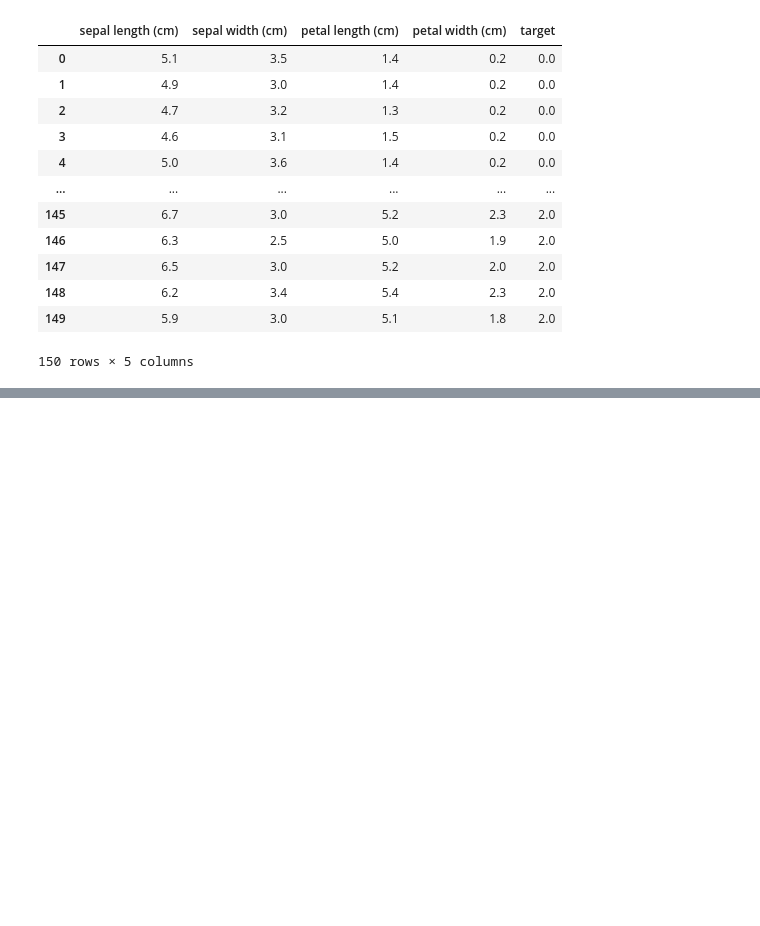
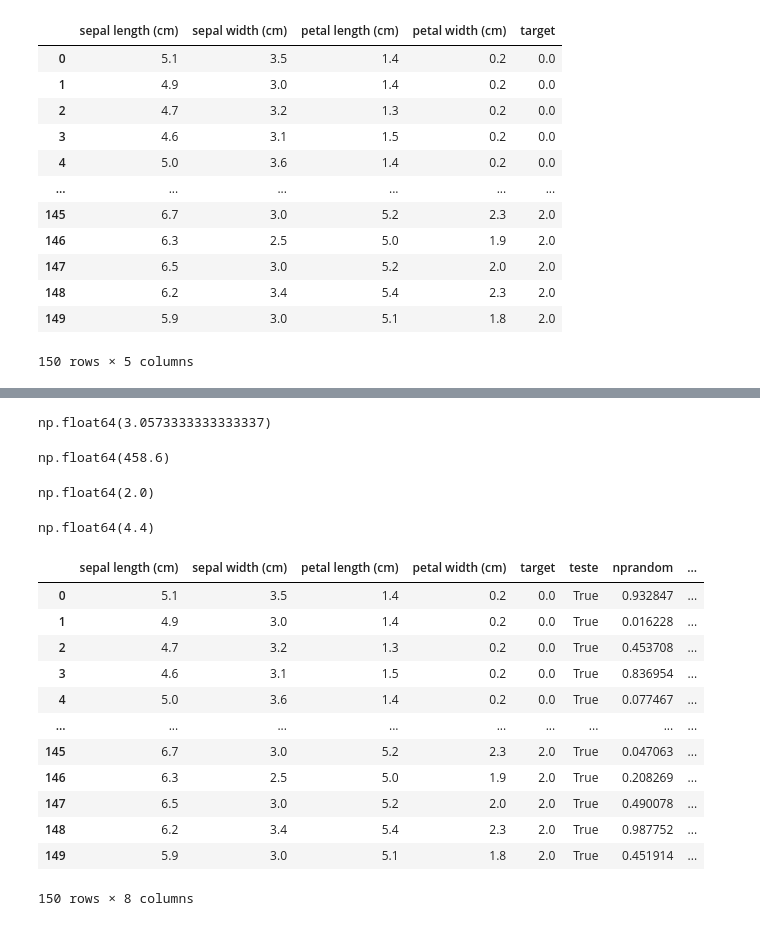
Before and after one commit to higa-daniel/mo839, a Jupyter notebook: lab03/lab03.ipynb, the cells around one changed output, grey strips where cells are left out. Saved outputs shown, nothing was run; the diff lists cells and outputs as text; code cells hidden in the pictures; blank space fills up the shorter version.

```diff
--- a/lab03/lab03.ipynb
+++ b/lab03/lab03.ipynb
@@ -49,0 +176,5 @@ df.corr()
+# %%
+media = df['sepal length (cm)'].mean()
+df['sepal length (cm)'].fillna(media, inplace=True)
+print(media)
+df
@@ -49,0 +202,40 @@ df.corr()
+# %%
+df.dropna(inplace=True)
+# %%
+df['sepal width (cm)'].mean()
+# %% [output]
+np.float64(3.0573333333333337)
+# %%
+df['sepal width (cm)'].sum()
+# %% [output]
+np.float64(458.6)
+# %%
+df['sepal width (cm)'].min()
+# %% [output]
+np.float64(2.0)
+# %%
+df['sepal width (cm)'].max()
+# %% [output]
+np.float64(4.4)
+# %%
+#valores iguais
+df['teste']    = True
+#baseado em um ndarray
+df['nprandom'] = np.random.rand(150)
+#Baseado em um array com tamanho menor que o dataset
+df['series_']  = pd.Series(np.random.rand(100))
+df
+# %% [output]
+|  | sepal length (cm) | sepal width (cm) | petal length (cm) | petal width (cm) | target | teste | nprandom | ... |
+| 0 | 5.1 | 3.5 | 1.4 | 0.2 | 0.0 | True | 0.932847 | ... |
+| 1 | 4.9 | 3.0 | 1.4 | 0.2 | 0.0 | True | 0.016228 | ... |
+| 2 | 4.7 | 3.2 | 1.3 | 0.2 | 0.0 | True | 0.453708 | ... |
+| 3 | 4.6 | 3.1 | 1.5 | 0.2 | 0.0 | True | 0.836954 | ... |
+| 4 | 5.0 | 3.6 | 1.4 | 0.2 | 0.0 | True | 0.077467 | ... |
+| ... | ... | ... | ... | ... | ... | ... | ... | ... |
+| 145 | 6.7 | 3.0 | 5.2 | 2.3 | 2.0 | True | 0.047063 | ... |
+| 146 | 6.3 | 2.5 | 5.0 | 1.9 | 2.0 | True | 0.208269 | ... |
+| 147 | 6.5 | 3.0 | 5.2 | 2.0 | 2.0 | True | 0.490078 | ... |
+| 148 | 6.2 | 3.4 | 5.4 | 2.3 | 2.0 | True | 0.987752 | ... |
+| 149 | 5.9 | 3.0 | 5.1 | 1.8 | 2.0 | True | 0.451914 | ... |
+150 rows × 8 columns
```
Also changed, not shown: parts of 25 cells of this notebook.
